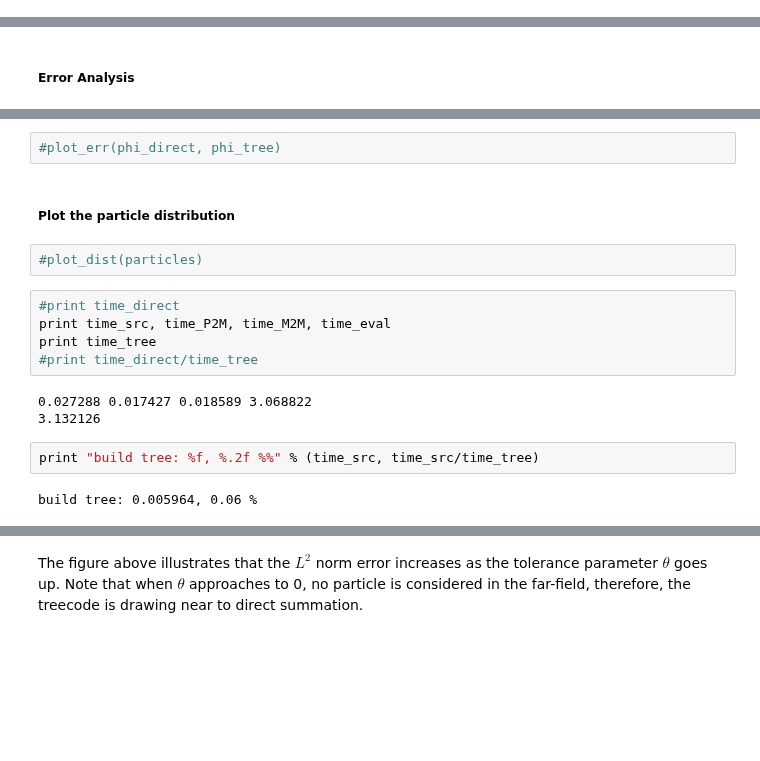
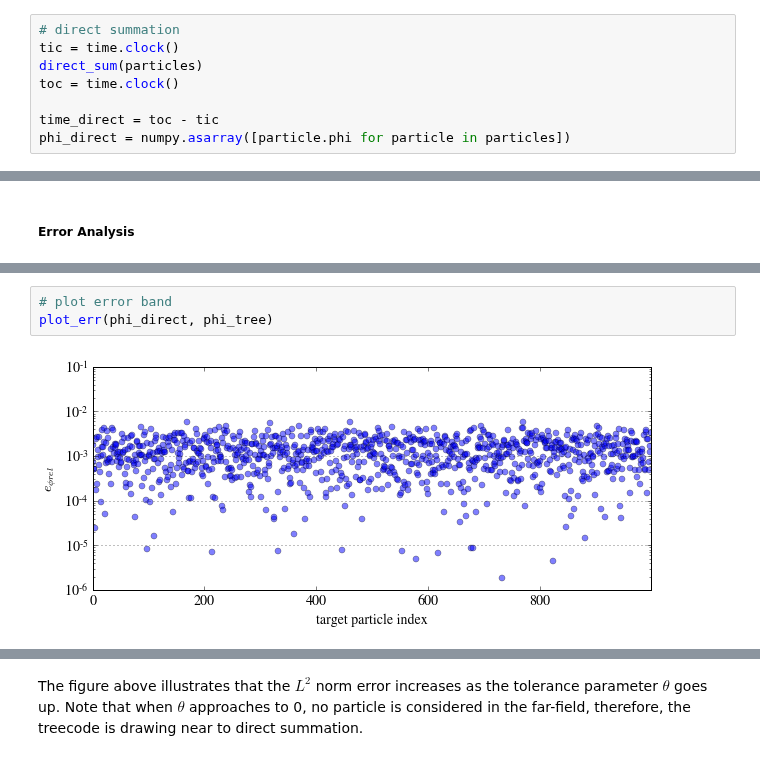
Before and after one commit to barbagroup/FMM_tutorial, a Jupyter notebook: 06_treecode.ipynb, the cells around one changed output, grey strips where cells are left out. Cells and saved outputs as stored; diff of their text form; blank space fills up the shorter version.

```diff
--- a/06_treecode.ipynb
+++ b/06_treecode.ipynb
@@ -101,2 +102,10 @@ particles = read_particle('cube1000')
 # %% [markdown]
 We first calculate the potentials using direct summation method.
+# %%
+# direct summation
+tic = time.clock()
+direct_sum(particles)
+toc = time.clock()
+
+time_direct = toc - tic
+phi_direct = numpy.asarray([particle.phi for particle in particles])
@@ -155,18 +180,5 @@ time_tree = time_src + time_P2M + time_M2M + time_eval
 # %%
-#plot_err(phi_direct, phi_tree)
+# plot error band
+plot_err(phi_direct, phi_tree)
+# %% [output]
+[figure, added]
-# %% [markdown]
-##### Plot the particle distribution
-# %%
-#plot_dist(particles)
-# %%
-#print time_direct
-print time_src, time_P2M, time_M2M, time_eval
-print time_tree
-#print time_direct/time_tree
-# %% [output]
-0.027288 0.017427 0.018589 3.068822
-3.132126
-# %%
-print "build tree: %f, %.2f %%" % (time_src, time_src/time_tree)
-# %% [output]
-build tree: 0.005964, 0.06 %
```
Also changed, not shown: parts of 24 cells of this notebook.
